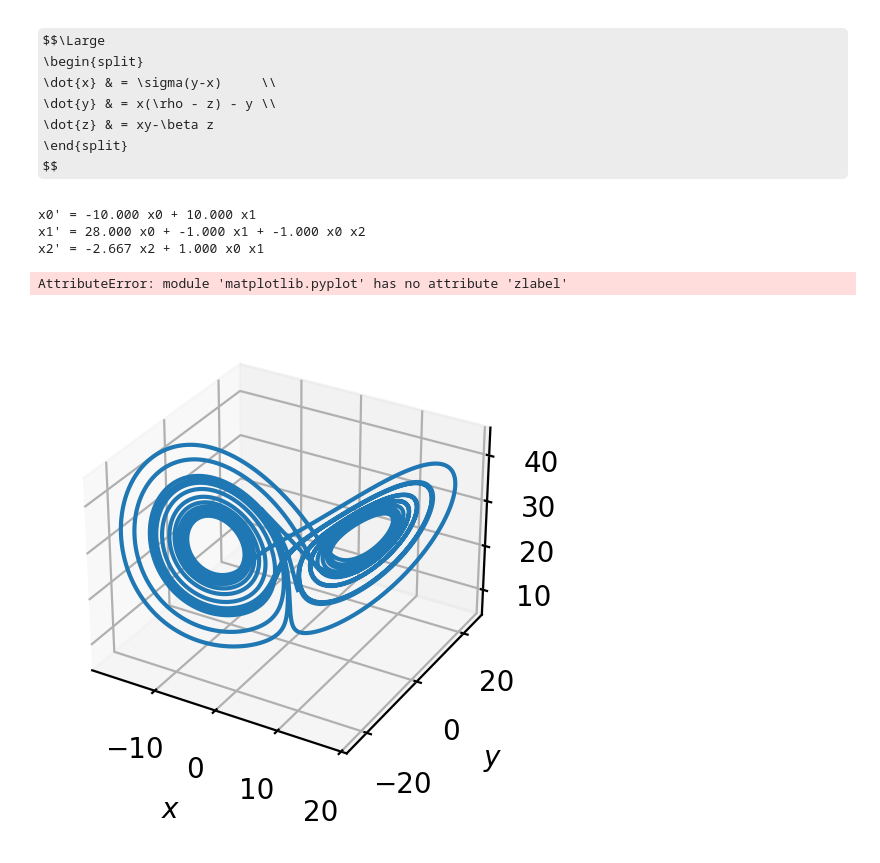
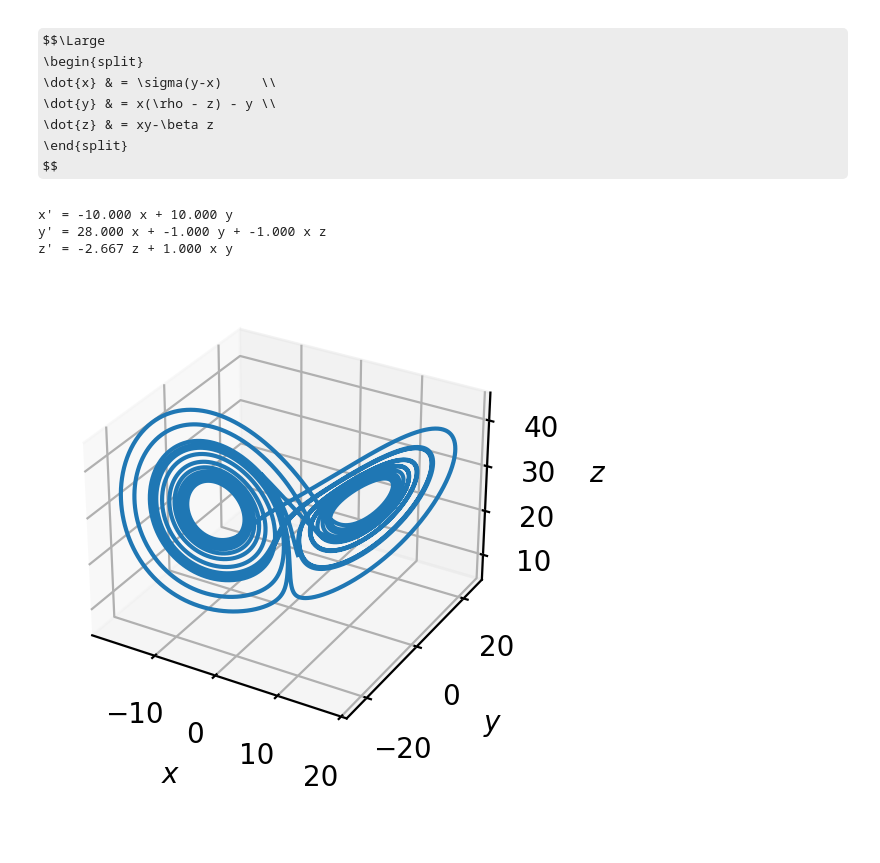
Before and after one commit to DavidContrerasFranco/Data-Driven-Dynamics-Understanding, a Jupyter notebook: Notebooks/pysindy_ex.ipynb, the cells around one changed output. Saved outputs shown, nothing was run; the diff lists cells and outputs as text; code cells hidden in the pictures; some formulas as TeX source.

```diff
--- a/Notebooks/pysindy_ex.ipynb
+++ b/Notebooks/pysindy_ex.ipynb
@@ -69,14 +70,15 @@ $$
 model = ps.SINDy(
     optimizer=ps.STLSQ(threshold=0.05),
     feature_library=ps.PolynomialLibrary(degree=5),
+    feature_names=['x', 'y', 'z']
 )
 # Fit and print resulting model
 model.fit(x_train, x_dot=x_dot_train_measured, t=t_train, quiet=True)
 model.print()
 # %% [output]
-x0' = -10.000 x0 + 10.000 x1
-x1' = 28.000 x0 + -1.000 x1 + -1.000 x0 x2
-x2' = -2.667 x2 + 1.000 x0 x1
+x' = -10.000 x + 10.000 y
+y' = 28.000 x + -1.000 y + -1.000 x z
+z' = -2.667 z + 1.000 x y
 # %%
 # Simulate Estimated Model
 t_sim = np.arange(0, 20, 0.001)
@@ -84,14 +86,13 @@ x_sim = model.simulate(x_train[0], t_sim)
 # %%
 fig = plt.figure(figsize=(3,3), dpi= 200, facecolor='w', edgecolor='k')
 ax = fig.gca(projection='3d')
-plt.plot(
+ax.plot(
     x_train[: t_sim.size, 0],
     x_train[: t_sim.size, 1],
     x_train[: t_sim.size, 2],
 )
 ax.set_xlabel('$x$')
 ax.set_ylabel('$y$')
-ax.set_zlabel('$z$')
+_ = ax.set_zlabel('$z$') # To supress Notebook-output
 # %% [output]
-AttributeError: module 'matplotlib.pyplot' has no attribute 'zlabel'
-[figure, old version]
+[figure, new version]
```
Also changed, not shown: parts of 1 cell of this notebook, 13 other files.
